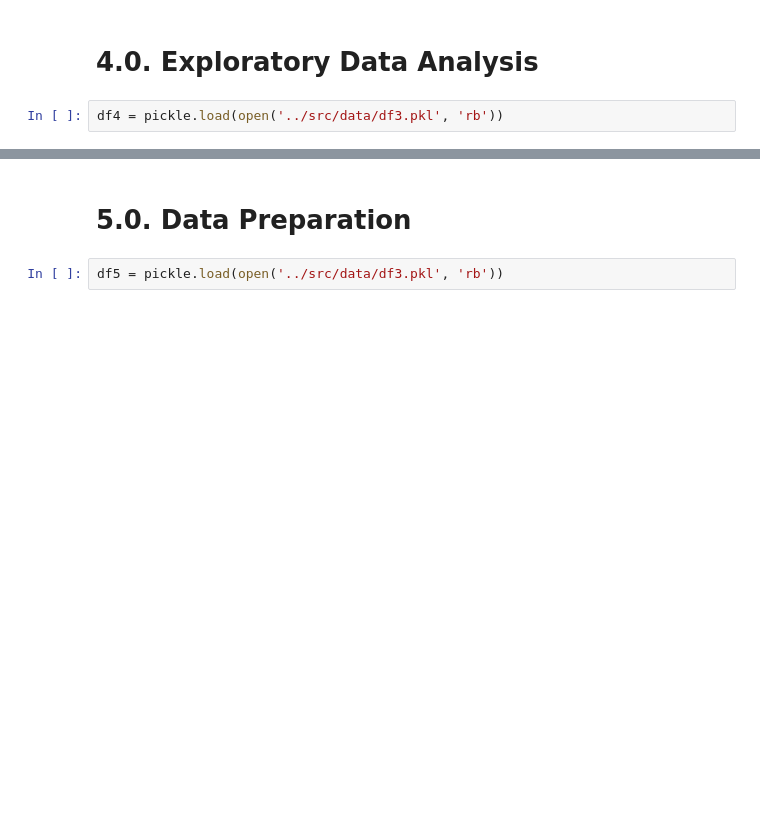
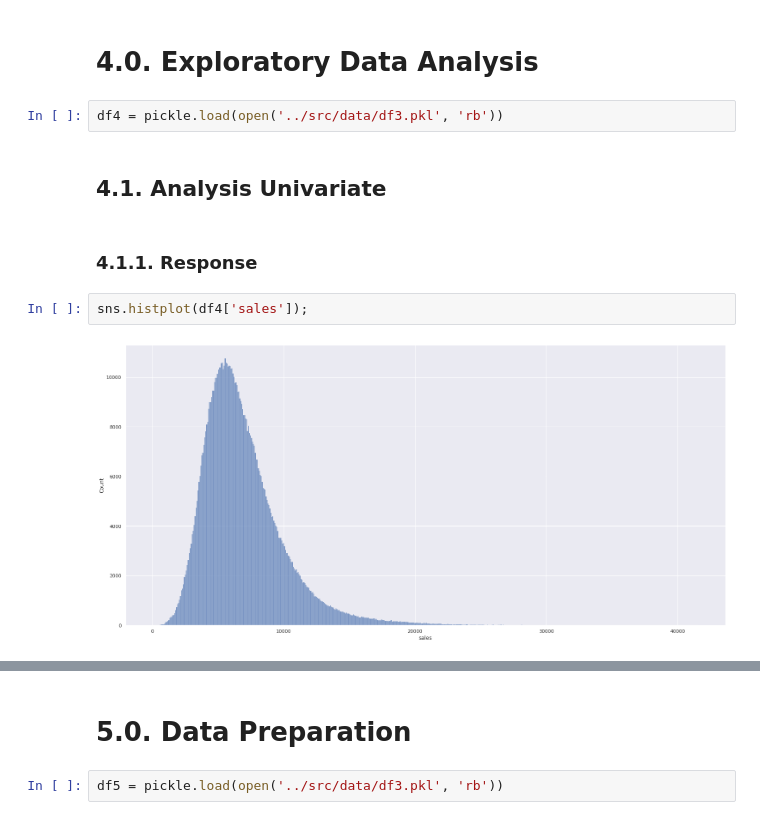
Before and after one commit to cidosjr/rossmann-sales-forecast, a Jupyter notebook: notebooks/rossmann_prediction.ipynb, the cells around one changed output, grey strips where cells are left out. Saved outputs shown, nothing was run; the diff lists cells and outputs as text; blank space fills up the shorter version.

```diff
--- a/notebooks/rossmann_prediction.ipynb
+++ b/notebooks/rossmann_prediction.ipynb
@@ -248,3 +314,11 @@ df3 = df3.drop(drop_cols, axis=1)
 # 4.0. Exploratory Data Analysis
 # %%
 df4 = pickle.load(open('../src/data/df3.pkl', 'rb'))
+# %% [markdown]
+## 4.1. Analysis Univariate
+# %% [markdown]
+### 4.1.1. Response
+# %%
+sns.histplot(df4['sales']);
+# %% [output]
+[figure, added]
```
Also changed, not shown: parts of 44 cells of this notebook.
